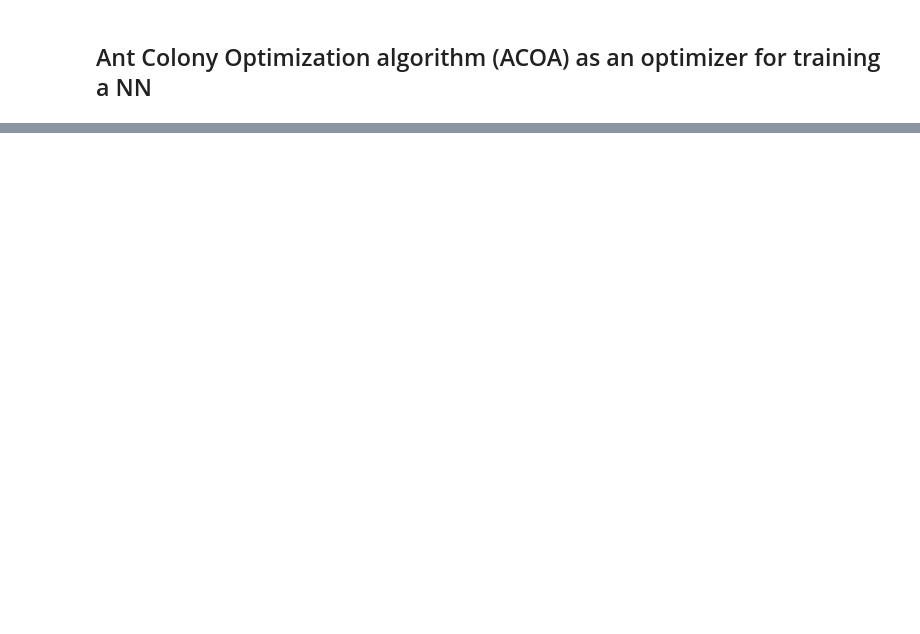
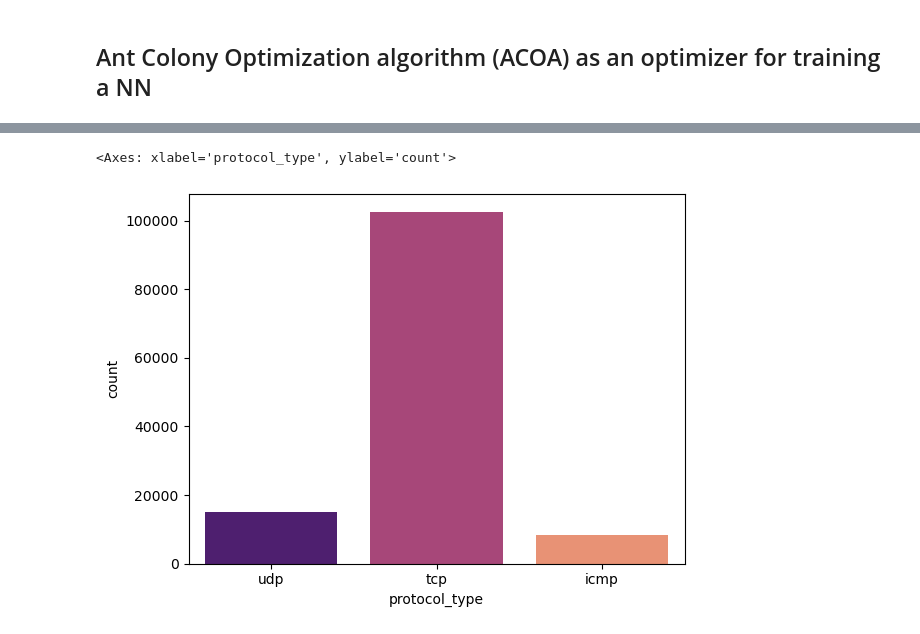
Before and after one commit to gamalahmed3265/ACO-Algorithm, a Jupyter notebook: ACO_Intrusion_Detection_NSL_KDD.ipynb, the cells around one changed output, grey strips where cells are left out. Drawn from its saved outputs; the diff is of its cells as text; code cells hidden in the pictures; blank space fills up the shorter version.

```diff
--- a/ACO_Intrusion_Detection_NSL_KDD.ipynb
+++ b/ACO_Intrusion_Detection_NSL_KDD.ipynb
@@ -212,0 +197,2 @@ def run(distances, n_ants, n_best, n_iterations, decay):
+# %%
+dfTrain=pd.read_csv("../input/nsl-kdd/NSL_KDD_Train.csv",sep=",",encoding="utf-8")
@@ -212,0 +331,4 @@ def run(distances, n_ants, n_best, n_iterations, decay):
+# %%
+dfTrain['class'] = (dfTrain['class'] != "normal") * 1
+
+dfTrain.head()
@@ -212,0 +343,5 @@ def run(distances, n_ants, n_best, n_iterations, decay):
+# %%
+sns.countplot(x=dfTrain["protocol_type"],palette="magma")
+# %% [output]
+<Axes: xlabel='protocol_type', ylabel='count'>
+[figure, added]
```
Also changed, not shown: parts of 34 cells of this notebook.
